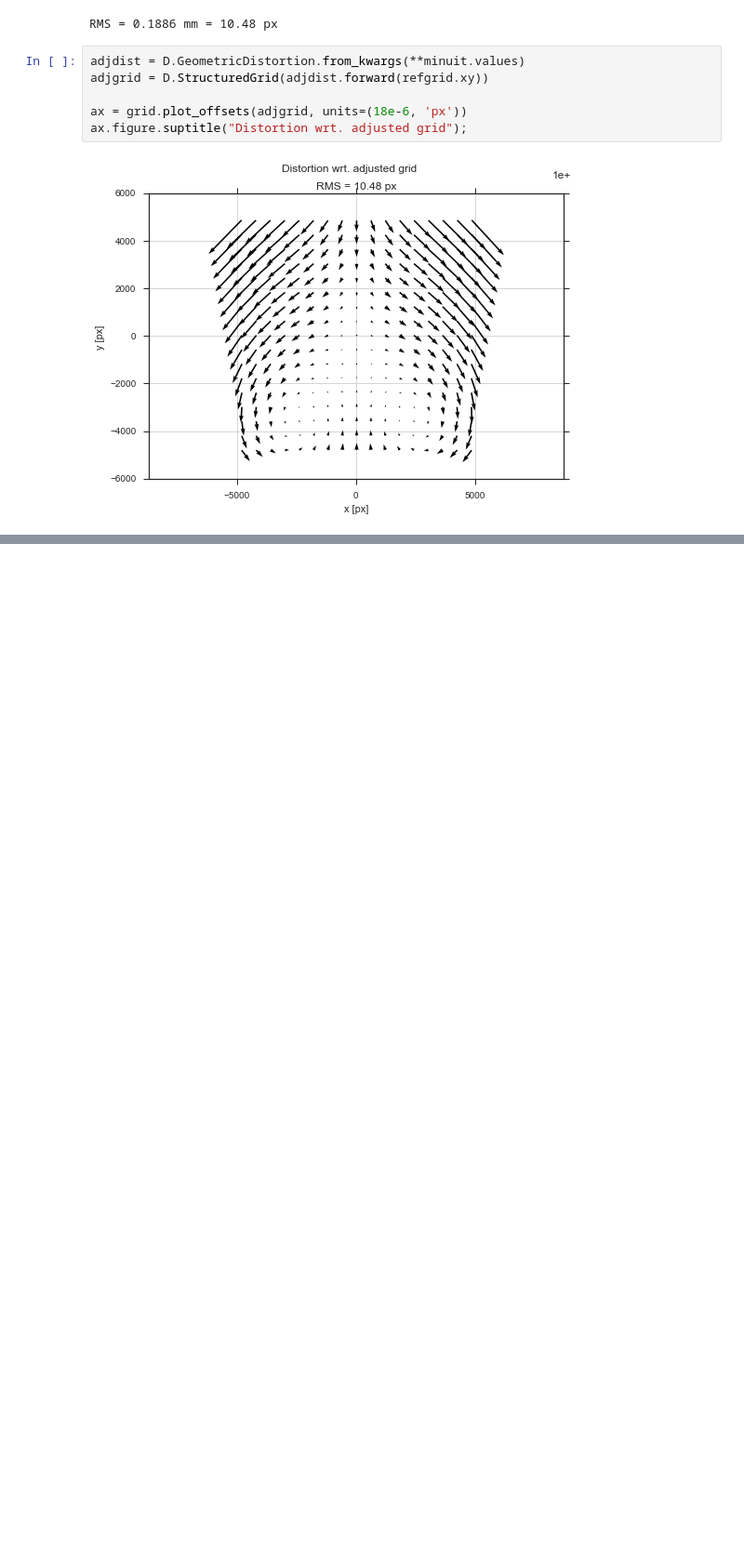
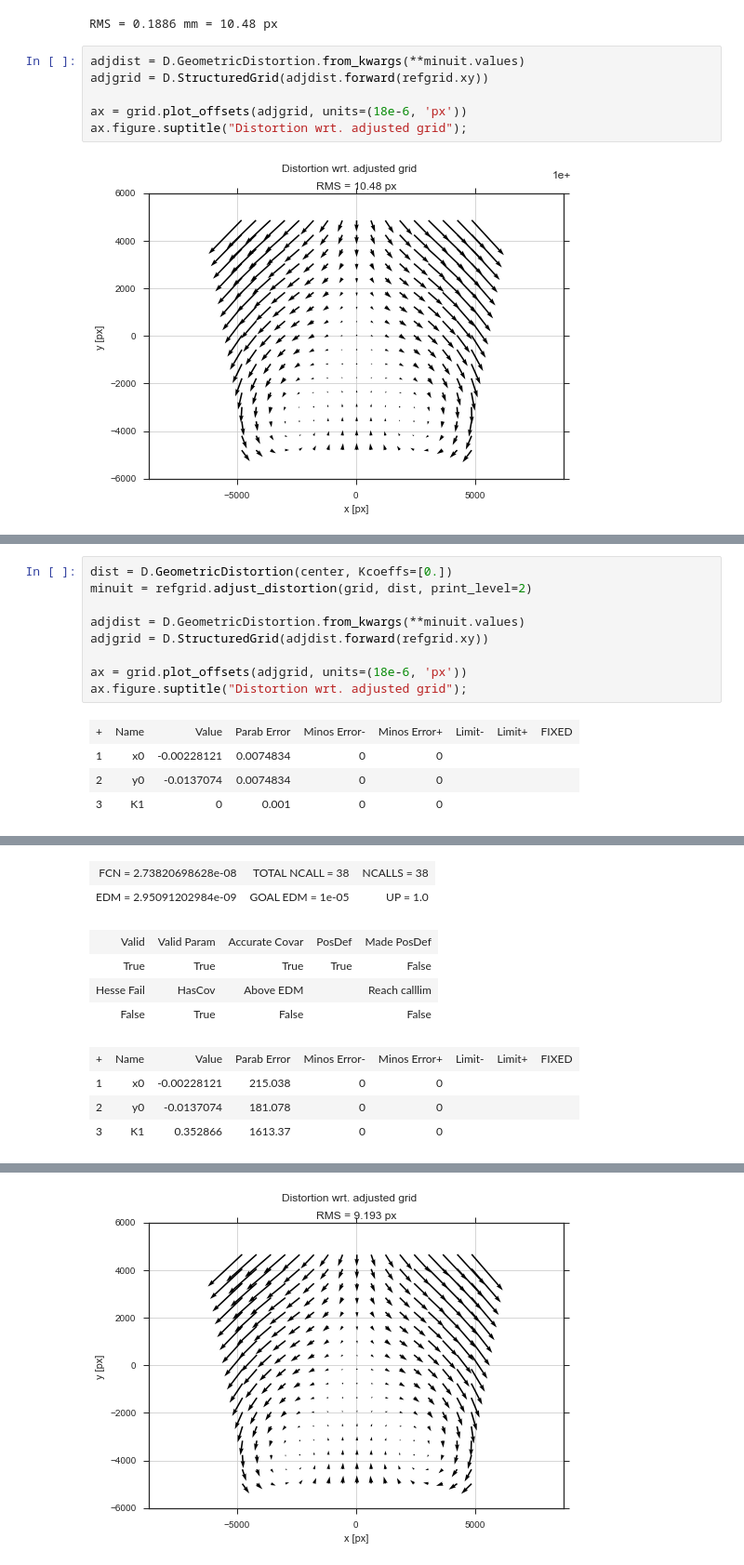
Before and after one commit to ycopin/spectrogrism, a Jupyter notebook: doc/NISP_distortions.ipynb, the cells around one changed output, grey strips where cells are left out. Shown: that part at 93% size. Cells and saved outputs as stored; diff of their text form; blank space fills up the shorter version.

```diff
--- a/doc/NISP_distortions.ipynb
+++ b/doc/NISP_distortions.ipynb
@@ -135,0 +166,14 @@ ax.figure.suptitle("Distortion wrt. adjusted grid");
+# %%
+dist = D.GeometricDistortion(center, Kcoeffs=[0.])
+minuit = refgrid.adjust_distortion(grid, dist, print_level=2)
+
+adjdist = D.GeometricDistortion.from_kwargs(**minuit.values)
+adjgrid = D.StructuredGrid(adjdist.forward(refgrid.xy))
+
+ax = grid.plot_offsets(adjgrid, units=(18e-6, 'px'))
+ax.figure.suptitle("Distortion wrt. adjusted grid");
+# %% [output]
+| + | Name | Value | Parab Error | Minos Error- | Minos Error+ | Limit- | Limit+ | FIXED |
+| 1 | x0 | -0.00228121 | 0.0074834 | 0 | 0 |  |  |  |
+| 2 | y0 | -0.0137074 | 0.0074834 | 0 | 0 |  |  |  |
+| 3 | K1 | 0 | 0.001 | 0 | 0 |  |  |  |
@@ -135,0 +181,10 @@ ax.figure.suptitle("Distortion wrt. adjusted grid");
+| FCN = 2.73820698628e-08 | TOTAL NCALL = 38 | NCALLS = 38 |
+| EDM = 2.95091202984e-09 | GOAL EDM = 1e-05 | UP = 1.0 |
+| Valid | Valid Param | Accurate Covar | PosDef | Made PosDef |
+| True | True | True | True | False |
+| Hesse Fail | HasCov | Above EDM |  | Reach calllim |
+| False | True | False |  | False |
+| + | Name | Value | Parab Error | Minos Error- | Minos Error+ | Limit- | Limit+ | FIXED |
+| 1 | x0 | -0.00228121 | 215.038 | 0 | 0 |  |  |  |
+| 2 | y0 | -0.0137074 | 181.078 | 0 | 0 |  |  |  |
+| 3 | K1 | 0.352866 | 1613.37 | 0 | 0 |  |  |  |
@@ -135,0 +192 @@ ax.figure.suptitle("Distortion wrt. adjusted grid");
+[figure, added]
```
Also changed, not shown: parts of 8 cells of this notebook, 4 other files.
